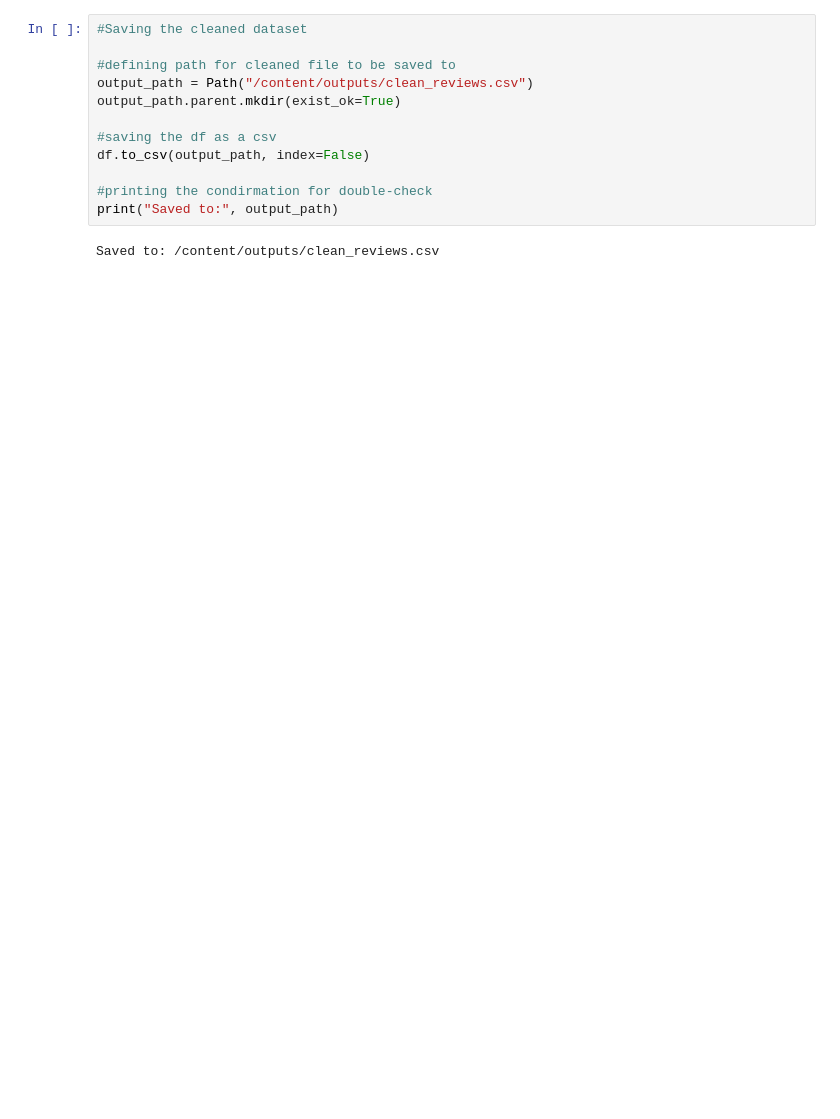
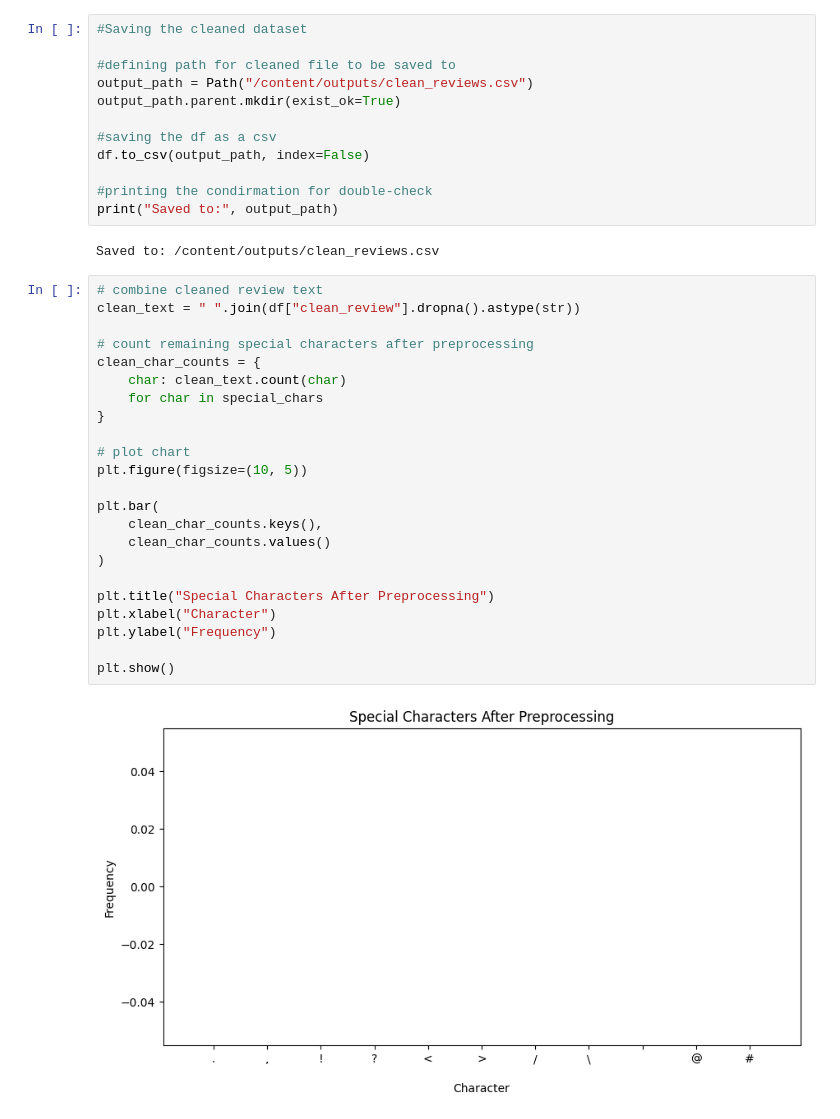
Before and after one commit to DimiGretsistas/Automated-Customers-Reviews-Project, a Jupyter notebook: notebooks/01_merge_and_clean.ipynb, the cells around one changed output. Cells and saved outputs as stored; diff of their text form; blank space fills up the shorter version.

```diff
--- a/notebooks/01_merge_and_clean.ipynb
+++ b/notebooks/01_merge_and_clean.ipynb
@@ -114,3 +150,28 @@ df.to_csv(output_path, index=False)
 print("Saved to:", output_path)
 # %% [output]
 Saved to: /content/outputs/clean_reviews.csv
+# %%
+# combine cleaned review text
+clean_text = " ".join(df["clean_review"].dropna().astype(str))
+
+# count remaining special characters after preprocessing
+clean_char_counts = {
+    char: clean_text.count(char)
+    for char in special_chars
+}
+
+# plot chart
+plt.figure(figsize=(10, 5))
+
+plt.bar(
+    clean_char_counts.keys(),
+    clean_char_counts.values()
+)
+
+plt.title("Special Characters After Preprocessing")
+plt.xlabel("Character")
+plt.ylabel("Frequency")
+
+plt.show()
+# %% [output]
+[figure, added]
```
Also changed, not shown: parts of 4 cells of this notebook.
